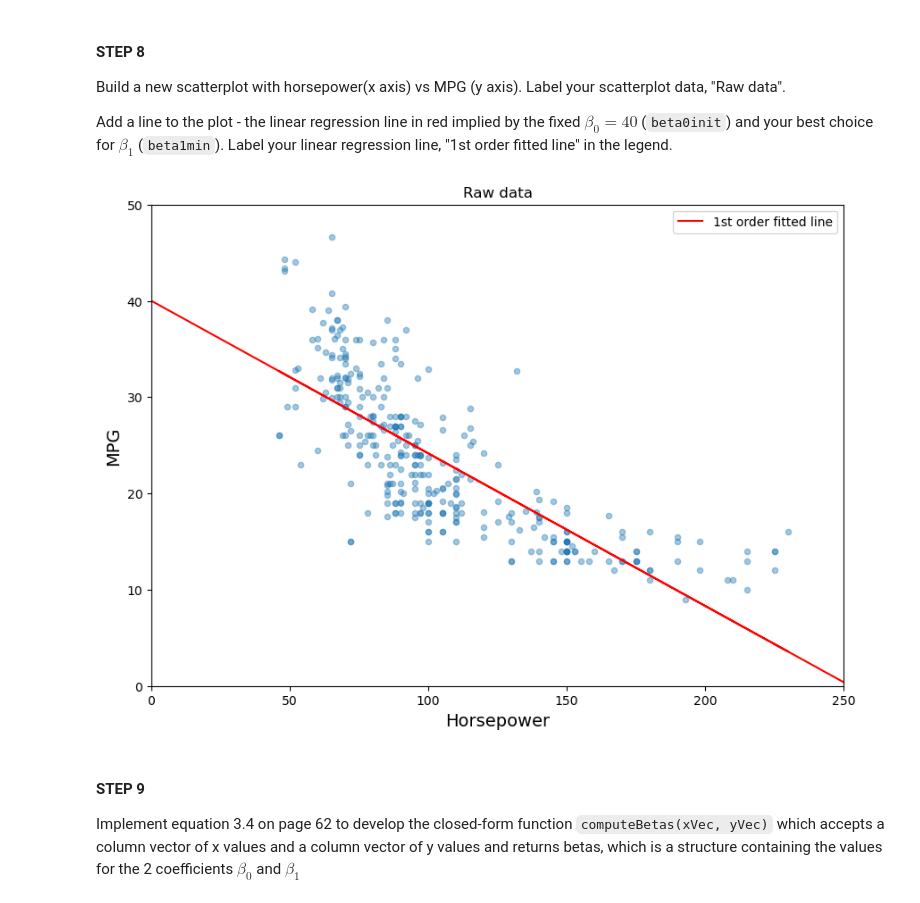
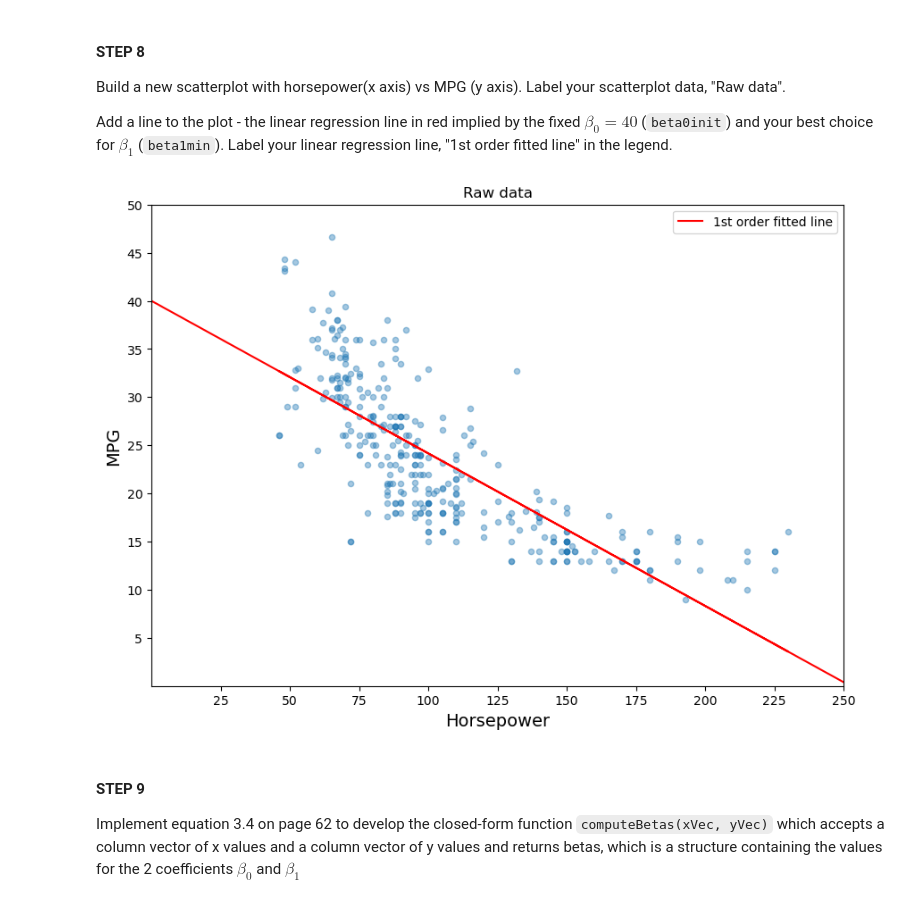
Before and after one commit to TheCodeheadMT/623-SML, a Jupyter notebook: HW2_TODD_MICHAEL (1).ipynb, the cells around one changed output. Saved outputs shown, nothing was run; the diff lists cells and outputs as text; code cells hidden in the pictures.

```diff
--- a/HW2_TODD_MICHAEL (1).ipynb
+++ b/HW2_TODD_MICHAEL (1).ipynb
@@ -514,36 +520,51 @@ Add a line to the plot - the linear regression line in red implied by the fixed
 # %%
 #STEP 8
 
 #STUDENT CODE - Build a new scatterplot with horsepower(x axis) vs MPG (y axis)
 # add a line to the plot - the linear regression line implied by the fixed beta0init=40 and your best choice for beta1
 
 ### ------------ STUDENT CODE HERE----------------
 
+# set hp to training hp
 hp = train_df['horsepower']
+
+# set ys to training mpg
 ys = train_df['mpg']
+
+# set predicted valeus using beta0init and beta1min from previous steps
 best_reg_est = beta0init + beta1min*hp
 
+# build plot
 raw_plt = train_df.plot(kind="scatter", x="horsepower", y="mpg", figsize=(10,7), alpha=0.4)
+
+# plot regression line using best_reg_est
+plt.plot(hp,best_reg_est, 'r', label='1st order fitted line')
+
+#add line to fill gap on top and bottom
+plt.plot([0,50],[40,beta0init + beta1min*50],'r')
+plt.plot([225,252],[beta0init + beta1min*225,beta0init + beta1min*252],'r')
+
+# set title and labels
 plt.ylabel("MPG", fontsize=14)
 plt.xlabel("Horsepower", fontsize=14)
+plt.title("Raw data")
+plt.legend()
+
+# set axis details
 plt.xlim([0,250])
 plt.ylim([0,50])
-plt.title("Raw data")
-tick_values = np.linspace(hp.min(), hp.max(), 10)
-plt.plot(hp,best_reg_est, 'r', label='1st order fitted line')
-#add line to fill gap on top
-plt.plot([0,50],[40,beta0init + beta1min*50],'r')
-#add line to fill gap on bottom
-plt.plot([225,252],[beta0init + beta1min*225,beta0init + beta1min*252],'r')
-plt.legend()
+plt.xticks(np.linspace(25, 250, 10))
+plt.yticks(np.linspace(5,50,10))
+
+# show plot
 plt.show()
 
 ### ------------ END STUDENT CODE HERE----------------
 
 
-#STEP_08_COMPLETE = True
+STEP_08_COMPLETE = True
 # %% [output]
-[figure, old version]
+[figure, new version]
 # %% [markdown]
 #### STEP 9
 Implement equation 3.4 on page 62 to develop the closed-form function `computeBetas(xVec, yVec)`
```
Also changed, not shown: parts of 16 cells of this notebook.
